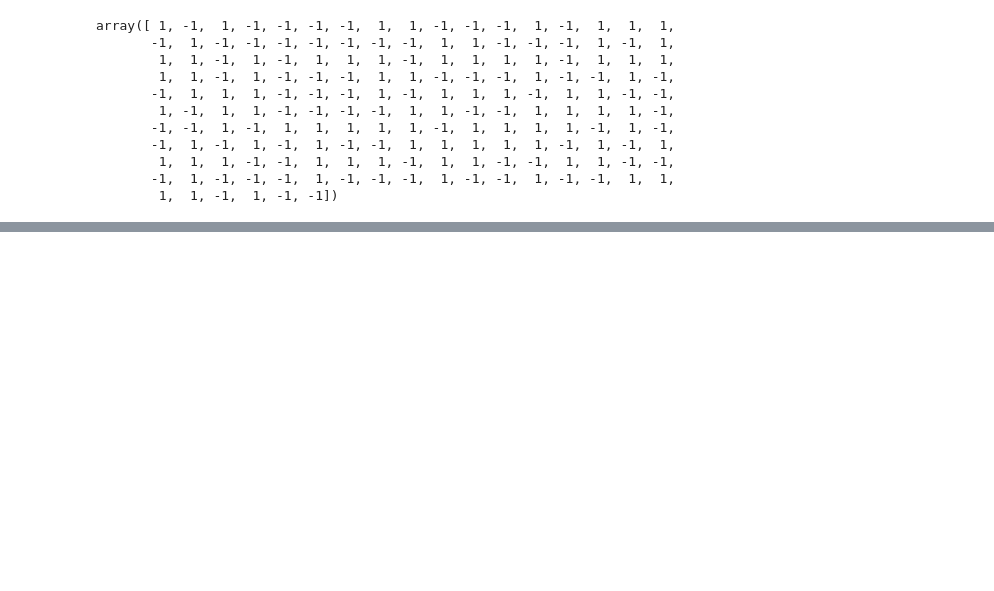
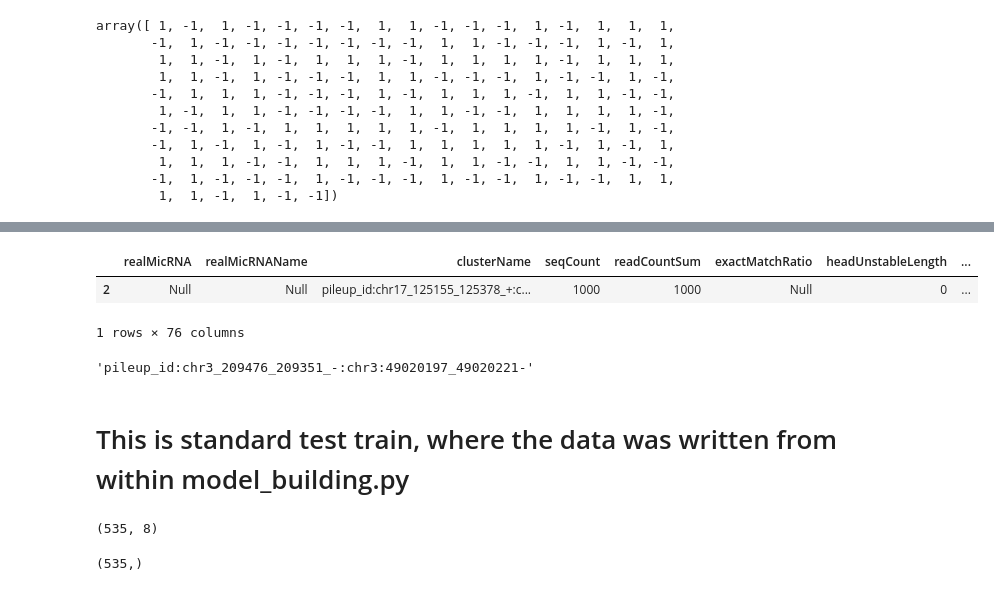
Before and after one commit to juancarlosfdc/miRge3.0-feature-extraction, a Jupyter notebook: one_cluster_per_annotation/check_accuracy.ipynb, the cells around one changed output, grey strips where cells are left out. Cells and saved outputs as stored; diff of their text form; code cells hidden in the pictures; blank space fills up the shorter version.

```diff
--- a/one_cluster_per_annotation/check_accuracy.ipynb
+++ b/one_cluster_per_annotation/check_accuracy.ipynb
@@ -79,0 +82,2 @@ sc, clf, selectFeatureNameList = joblib.load('../SVM_training/prec_only_no_pair_
+# %%
+novel_pileups_with_names = pd.read_csv('../hf_novel_pileups_features.ready_for_check_accuracy.csv')
@@ -79,0 +86,28 @@ sc, clf, selectFeatureNameList = joblib.load('../SVM_training/prec_only_no_pair_
+# %%
+featureListSelected = []
+with open('../SVM_training/prec_only_no_pair_no_arm_features.txt', 'r') as inf:
+    line = inf.readline()
+    line = inf.readline()
+    while line != '':
+        print(line)
+        featureListSelected.append((float(line.strip().split('\t')[1]), int(
+            line.strip().split('\t')[2]), line.strip().split('\t')[0]))
+        line = inf.readline()
+print(featureListSelected)
+data = novel_pileups_with_names.copy()
+#data_x_raw = data.iloc[:,1:].values
+#data_y_raw = data.iloc[:,0].values
+#featureList_raw = data.columns.values.tolist()
+#featureList_raw.insert(0, 'probability')
+#featureList_raw.insert(0, 'predictedValue')
+# Encode categorical features using one-hot-coding after deleting the 2nd and 3rd column in data
+data.drop(data.columns[[1, 2]], axis=1, inplace=True)
+data = pd.get_dummies(data)
+data['clusterName'] = novel_pileups_with_names['clusterName']
+#featureList = data.columns.values.tolist()[1:]
+
+# subselect data with the selected features
+totalfeatureList = data.columns.values.tolist()
+subIndexList = [totalfeatureList.index(item[2]) for item in featureListSelected]
+# Creat a variable for the feature data
+data_x = data.iloc[:, subIndexList].values
@@ -79,0 +132,10 @@ sc, clf, selectFeatureNameList = joblib.load('../SVM_training/prec_only_no_pair_
+# %%
+sc, clf, selectFeatureNameList = joblib.load('../SVM_training/rnacentral_all_small_rnas.pkl')
+X_test_std = sc.transform(data_x)
+preds = clf.predict(X_test_std)
+novel_pileups_with_names['prediction_rnacentral_all_small_rnas'] = preds
+# %%
+sc, clf, selectFeatureNameList = joblib.load('../SVM_training/miRGene_mRNA_train.pkl')
+X_test_std = sc.transform(data_x)
+preds = clf.predict(X_test_std)
+novel_pileups_with_names['prediction_mirgene_exome'] = preds
@@ -80,5 +144,26 @@ sc, clf, selectFeatureNameList = joblib.load('../SVM_training/prec_only_no_pair_
+# %%
+novel_pileups_with_names[novel_pileups_with_names['clusterName'].str.contains('chr17_125155_125378_+')]
+# %% [output]
+|  | realMicRNA | realMicRNAName | clusterName | seqCount | readCountSum | exactMatchRatio | headUnstableLength | ... |
+| 2 | Null | Null | pileup_id:chr17_125155_125378_+:c... | 1000 | 1000 | Null | 0 | ... |
+1 rows × 76 columns
+# %%
+novel_pileups_with_names[np.logical_and(novel_pileups_with_names['prediction_rnacentral_all_small_rnas'] == 1,
+                                        novel_pileups_with_names['prediction_mirgene_exome'] == 1)].iloc[4, 2]
+# %% [output]
+'pileup_id:chr3_209476_209351_-:chr3:49020197_49020221-'
+# %% [markdown]
+# This is standard test train, where the data was written from within model_building.py
 # %%
 X_test = np.load('../SVM_training/X_test.npy')
 y_test = np.load('../SVM_training/y_test.npy')
+# %%
+X_test.shape
+# %% [output]
+(535, 8)
+# %%
+y_test.shape
+# %% [output]
+(535,)
 # %%
 X_test_std = sc.transform(X_test)
```
Also changed, not shown: parts of 14 cells of this notebook, 14 other files.
